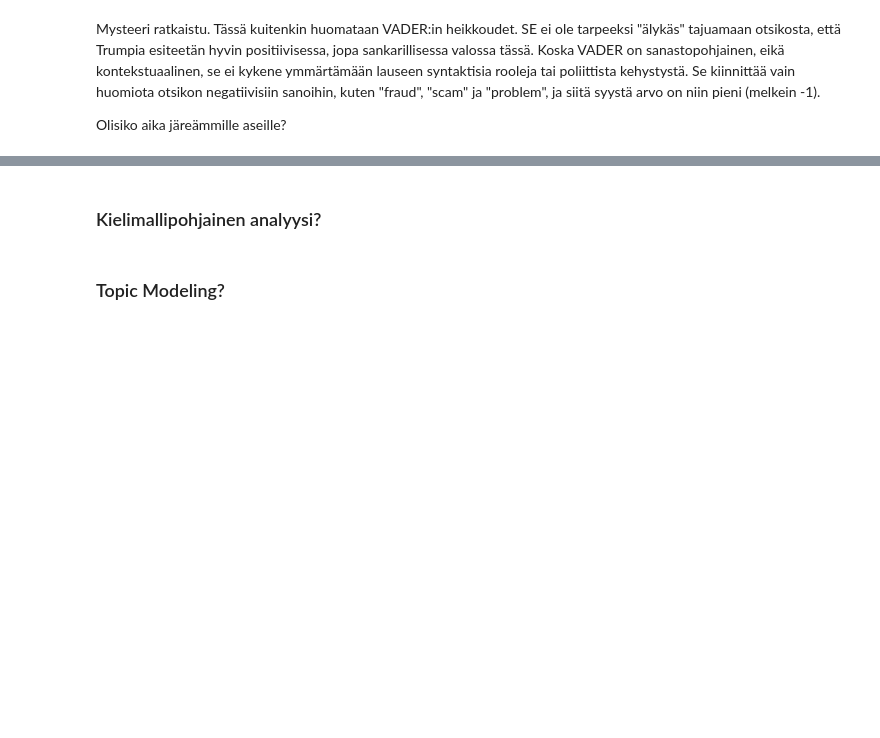
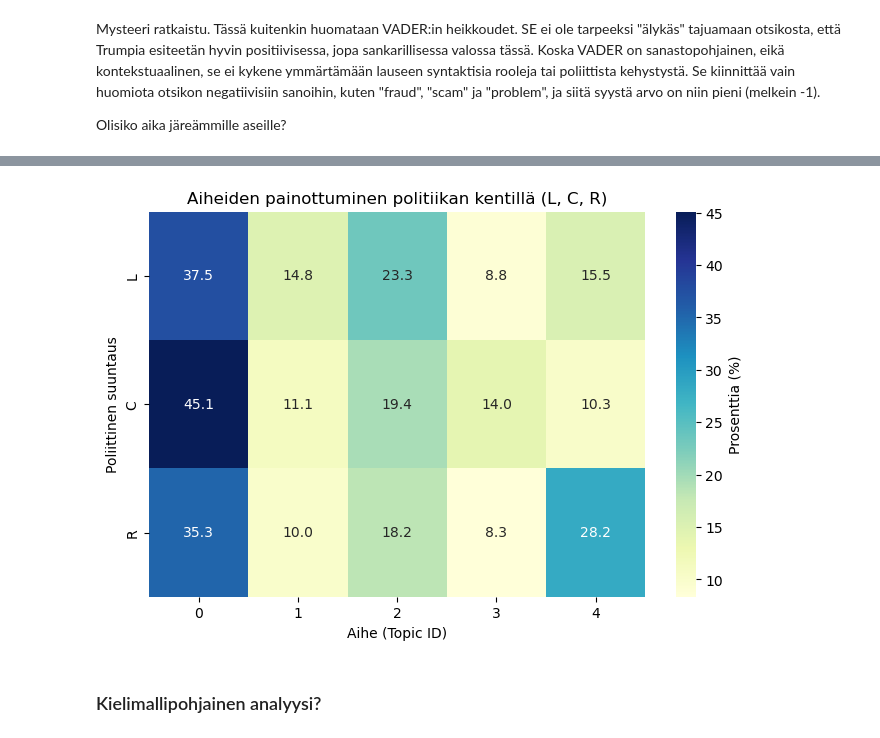
Before and after one commit to ravnapieski/trump-analysis, a Jupyter notebook: analysis.ipynb, the cells around one changed output, grey strips where cells are left out. Saved outputs shown, nothing was run; the diff lists cells and outputs as text; code cells hidden in the pictures; blank space fills up the shorter version.

Commit message:
Add topic modeling

```diff
--- a/analysis.ipynb
+++ b/analysis.ipynb
@@ -411,0 +430,32 @@ Olisiko aika järeämmille aseille?
+# %%
+# Nämä sanat eivät tuo lisäarvoa teemoihin tässä aineistossa
+custom_stops = [
+    'trump', 'trumps', 'donald', 'president', 'administration',
+    'says', 'tells', 'threatens', 'new', 'news', 'video', 'watch',
+    'glance', 'white', 'house', 'white house'
+]
+stop_words.extend(custom_stops)
+
+vectorizer = TfidfVectorizer(
+    stop_words=stop_words,
+    max_df=0.15,
+    min_df=3,
+    ngram_range=(1, 2)
+)
+X = vectorizer.fit_transform(df['title'])
+
+n_topics = 5
+nmf_model = NMF(n_components=n_topics, random_state=42)
+nmf_model.fit(X)
+
+def nayta_aiheet(malli, vektorisoija, top_n=8):
+    sanat = vektorisoija.get_feature_names_out()
+    aihe_sanakirja = {}
+    for i, topic in enumerate(malli.components_):
+        top_sanat = [sanat[j] for j in topic.argsort()[:-top_n - 1:-1]]
+        aihe_sanakirja[f"Aihe {i}"] = ", ".join(top_sanat)
+        print(f"Aihe {i}: {', '.join(top_sanat)}")
+    return aihe_sanakirja
+
+print("LÖYTYNYT AIHEET (NMF):")
+aiheet = nayta_aiheet(nmf_model, vectorizer)
@@ -412,4 +470,17 @@ Olisiko aika järeämmille aseille?
+# %%
+topic_results = nmf_model.transform(X)
+df['dominant_topic'] = topic_results.argmax(axis=1)
+
+aihe_jakauma = pd.crosstab(df['bias'], df['dominant_topic'], normalize='index') * 100
+aihe_jakauma = aihe_jakauma.reindex(['L', 'C', 'R'])
+# %%
+plt.figure(figsize=(8, 5))
+sns.heatmap(aihe_jakauma, annot=True, cmap="YlGnBu", fmt=".1f", cbar_kws={'label': 'Prosenttia (%)'})
+plt.title('Aiheiden painottuminen politiikan kentillä (L, C, R)')
+plt.ylabel('Poliittinen suuntaus')
+plt.xlabel('Aihe (Topic ID)')
+plt.show()
+# %% [output]
+[figure, added]
 # %% [markdown]
 ### Kielimallipohjainen analyysi?
-# %% [markdown]
-### Topic Modeling?
```
Also changed, not shown: parts of 6 cells of this notebook.
